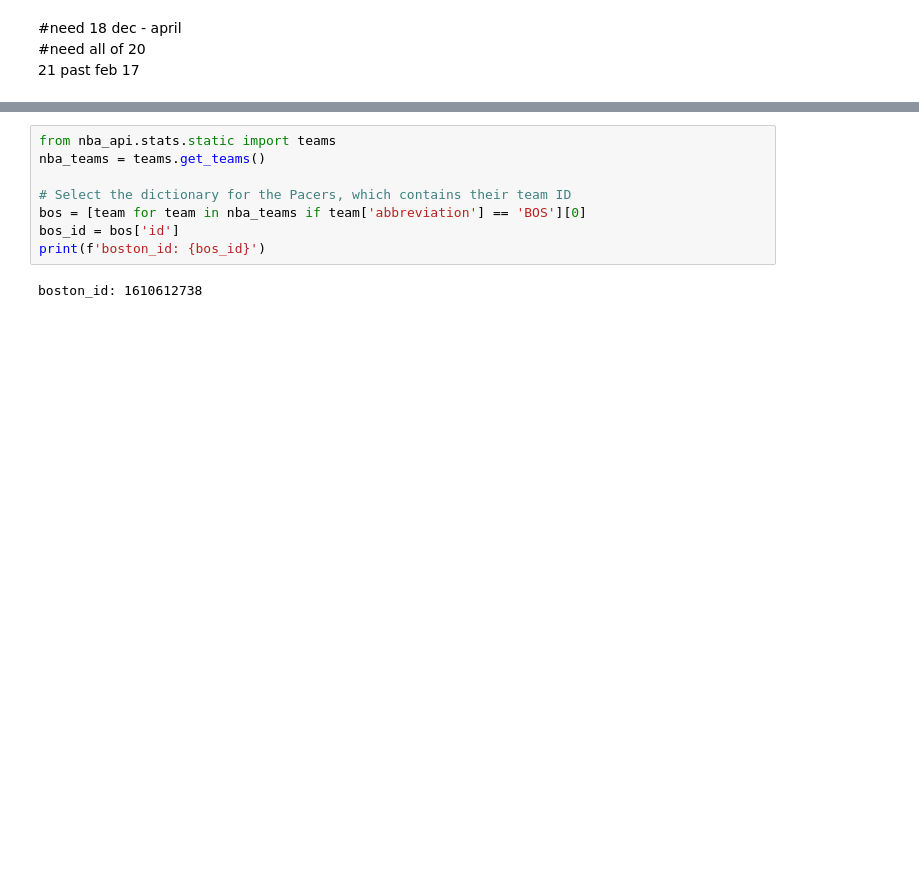
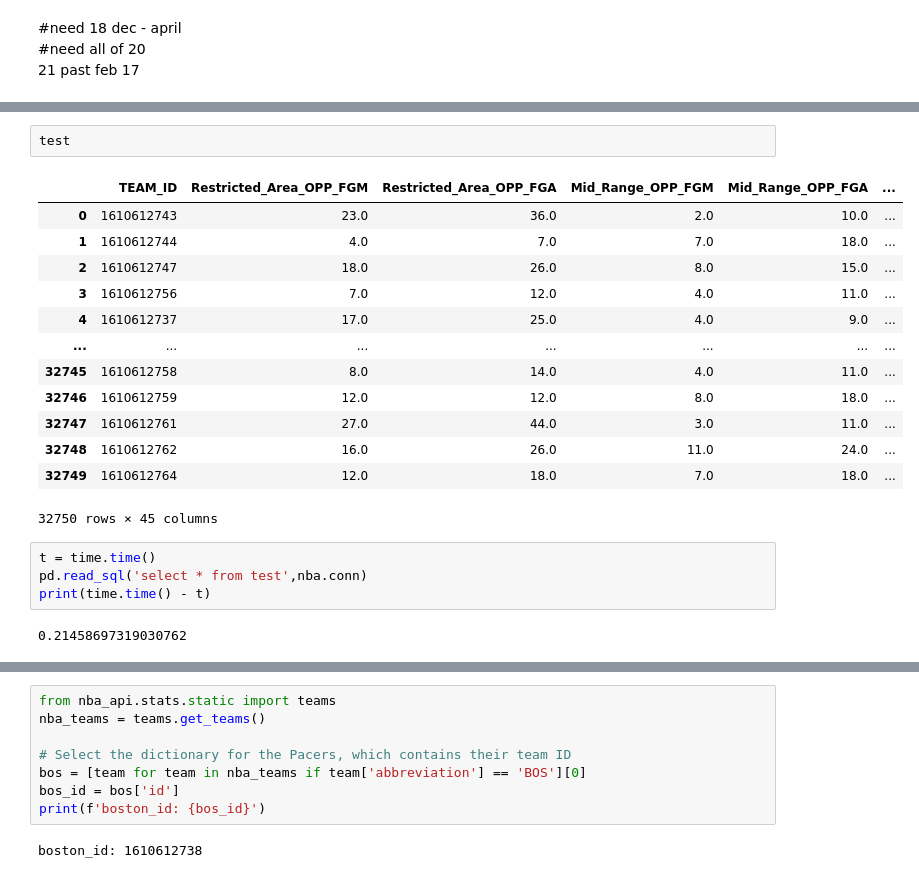
Before and after one commit to eac521/bets, a Jupyter notebook: NBAscrape.ipynb, the cells around one changed output, grey strips where cells are left out. Cells and saved outputs as stored; diff of their text form; blank space fills up the shorter version.

```diff
--- a/NBAscrape.ipynb
+++ b/NBAscrape.ipynb
@@ -22,0 +46,22 @@ from nba.nba import data
+# %%
+test
+# %% [output]
+|  | TEAM_ID | Restricted_Area_OPP_FGM | Restricted_Area_OPP_FGA | Mid_Range_OPP_FGM | Mid_Range_OPP_FGA | ... |
+| 0 | 1610612743 | 23.0 | 36.0 | 2.0 | 10.0 | ... |
+| 1 | 1610612744 | 4.0 | 7.0 | 7.0 | 18.0 | ... |
+| 2 | 1610612747 | 18.0 | 26.0 | 8.0 | 15.0 | ... |
+| 3 | 1610612756 | 7.0 | 12.0 | 4.0 | 11.0 | ... |
+| 4 | 1610612737 | 17.0 | 25.0 | 4.0 | 9.0 | ... |
+| ... | ... | ... | ... | ... | ... | ... |
+| 32745 | 1610612758 | 8.0 | 14.0 | 4.0 | 11.0 | ... |
+| 32746 | 1610612759 | 12.0 | 12.0 | 8.0 | 18.0 | ... |
+| 32747 | 1610612761 | 27.0 | 44.0 | 3.0 | 11.0 | ... |
+| 32748 | 1610612762 | 16.0 | 26.0 | 11.0 | 24.0 | ... |
+| 32749 | 1610612764 | 12.0 | 18.0 | 7.0 | 18.0 | ... |
+32750 rows × 45 columns
+# %%
+t = time.time()
+pd.read_sql('select * from test',nba.conn)
+print(time.time() - t)
+# %% [output]
+0.21458697319030762
```
Also changed, not shown: parts of 83 cells of this notebook, 12 other files.
